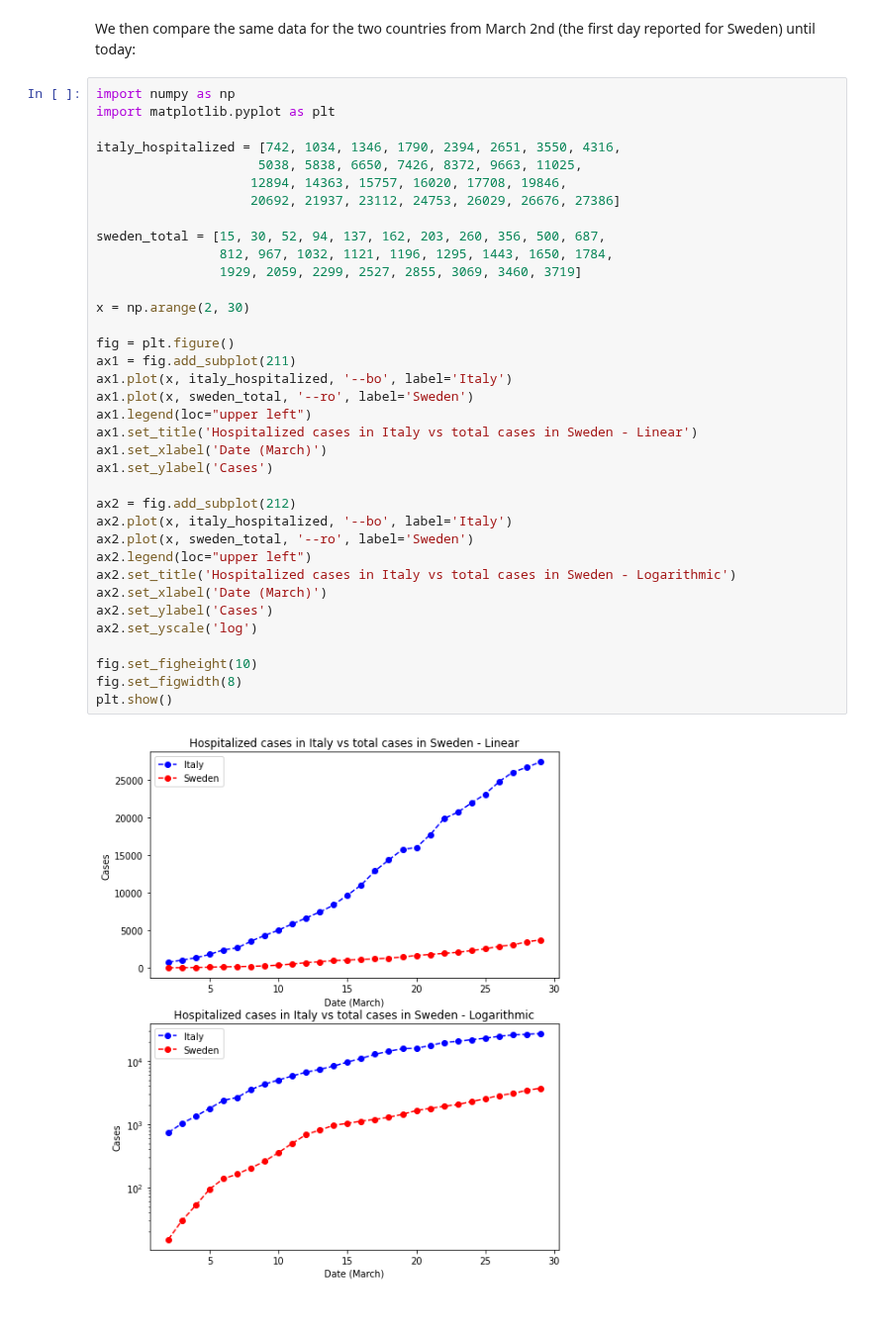
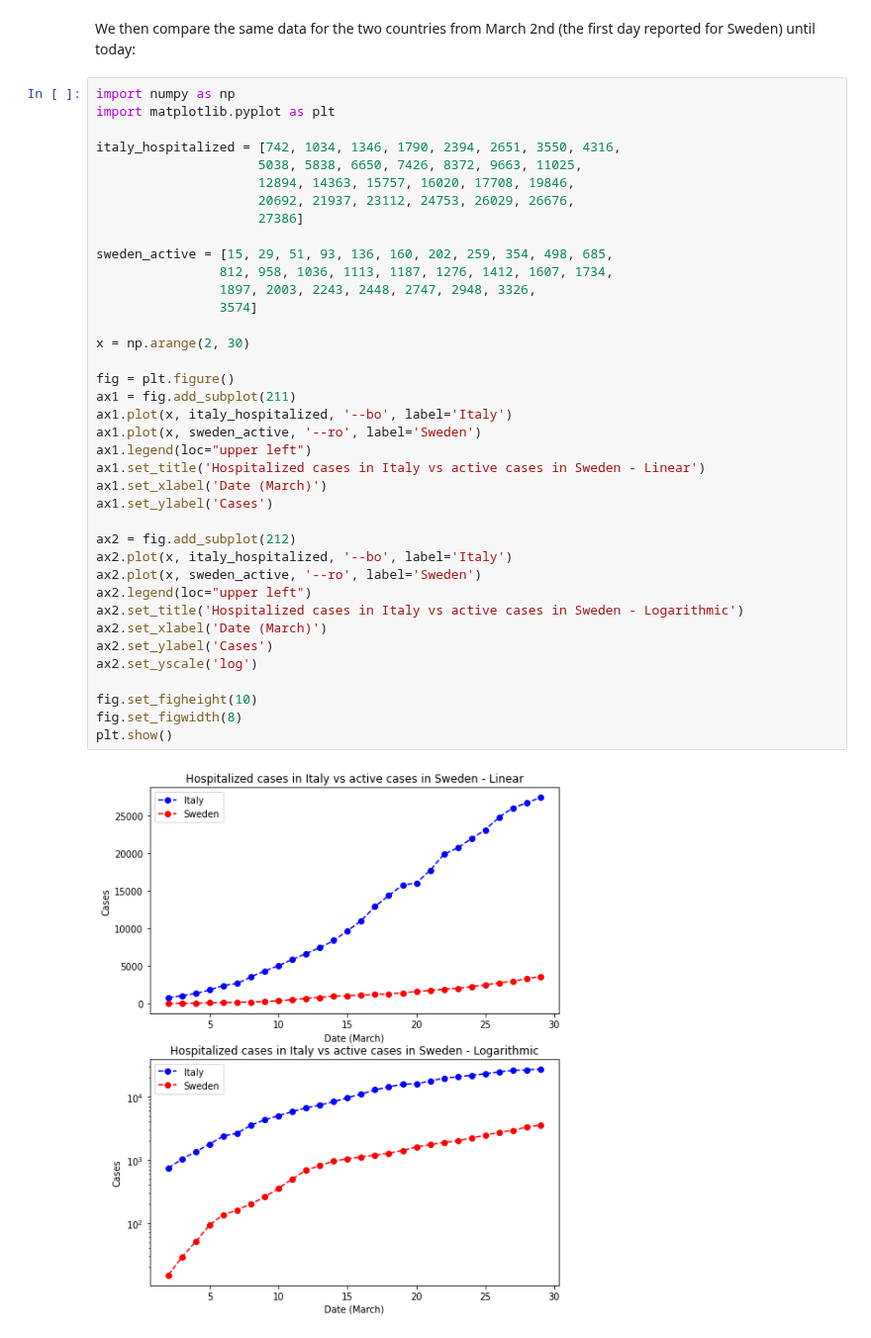
Before and after one commit to eera-l/Covid19-Sweden-Overview, a Jupyter notebook: c19-it-swe.ipynb, the cells around one changed output. Shown at 99% size. Saved outputs shown, nothing was run; the diff lists cells and outputs as text.

```diff
--- a/c19-it-swe.ipynb
+++ b/c19-it-swe.ipynb
@@ -66,39 +81,41 @@ We then compare the same data for the two countries from March 2nd (the first da
 # %%
 import numpy as np
 import matplotlib.pyplot as plt
 
 italy_hospitalized = [742, 1034, 1346, 1790, 2394, 2651, 3550, 4316,
                      5038, 5838, 6650, 7426, 8372, 9663, 11025,
-                    12894, 14363, 15757, 16020, 17708, 19846,
-                    20692, 21937, 23112, 24753, 26029, 26676, 27386]
+                     12894, 14363, 15757, 16020, 17708, 19846,
+                     20692, 21937, 23112, 24753, 26029, 26676,
+                     27386]
 
-sweden_total = [15, 30, 52, 94, 137, 162, 203, 260, 356, 500, 687,
-                812, 967, 1032, 1121, 1196, 1295, 1443, 1650, 1784,
-                1929, 2059, 2299, 2527, 2855, 3069, 3460, 3719]
+sweden_active = [15, 29, 51, 93, 136, 160, 202, 259, 354, 498, 685,
+                812, 958, 1036, 1113, 1187, 1276, 1412, 1607, 1734,
+                1897, 2003, 2243, 2448, 2747, 2948, 3326,
+                3574]
 
 x = np.arange(2, 30)
 
 fig = plt.figure()
 ax1 = fig.add_subplot(211)
 ax1.plot(x, italy_hospitalized, '--bo', label='Italy')
-ax1.plot(x, sweden_total, '--ro', label='Sweden')
+ax1.plot(x, sweden_active, '--ro', label='Sweden')
 ax1.legend(loc="upper left")
-ax1.set_title('Hospitalized cases in Italy vs total cases in Sweden - Linear')
+ax1.set_title('Hospitalized cases in Italy vs active cases in Sweden - Linear')
 ax1.set_xlabel('Date (March)')
 ax1.set_ylabel('Cases')
 
 ax2 = fig.add_subplot(212)
 ax2.plot(x, italy_hospitalized, '--bo', label='Italy')
-ax2.plot(x, sweden_total, '--ro', label='Sweden')
+ax2.plot(x, sweden_active, '--ro', label='Sweden')
 ax2.legend(loc="upper left")
-ax2.set_title('Hospitalized cases in Italy vs total cases in Sweden - Logarithmic')
+ax2.set_title('Hospitalized cases in Italy vs active cases in Sweden - Logarithmic')
 ax2.set_xlabel('Date (March)')
 ax2.set_ylabel('Cases')
 ax2.set_yscale('log')
 
 fig.set_figheight(10)
 fig.set_figwidth(8)
 plt.show()
 # %% [output]
-[figure, old version]
+[figure, new version]
 # %% [markdown]
```
Also changed, not shown: parts of 4 cells of this notebook.
